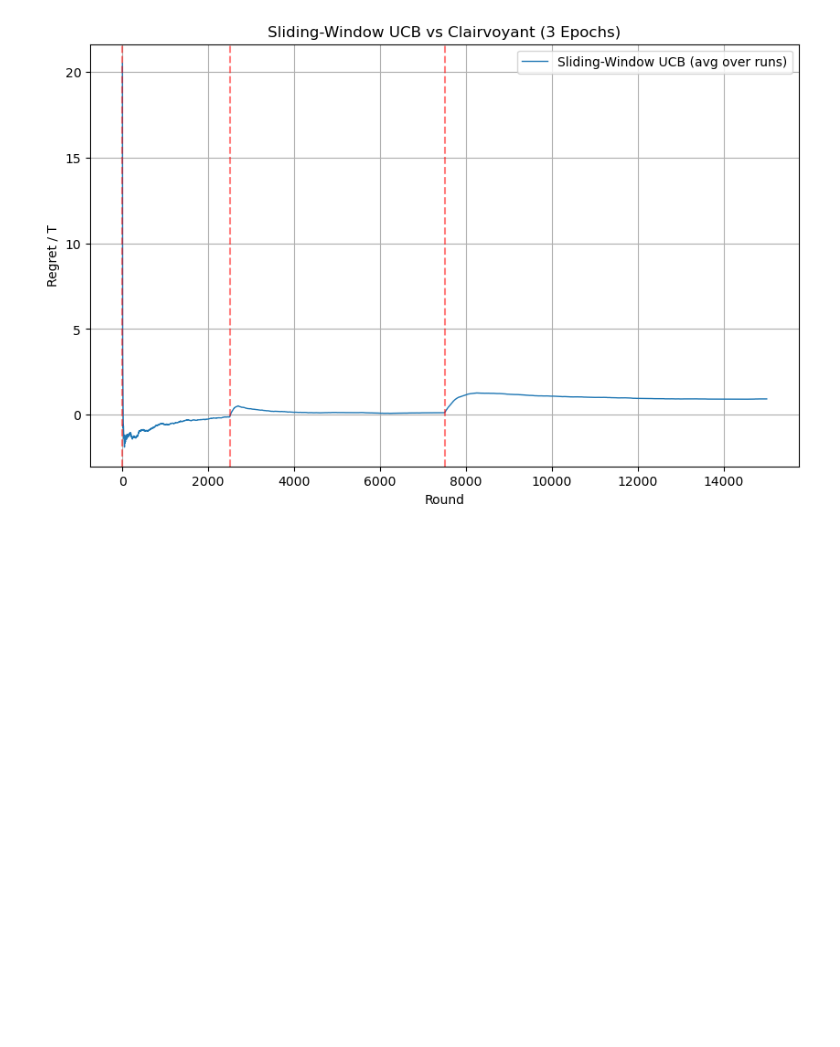
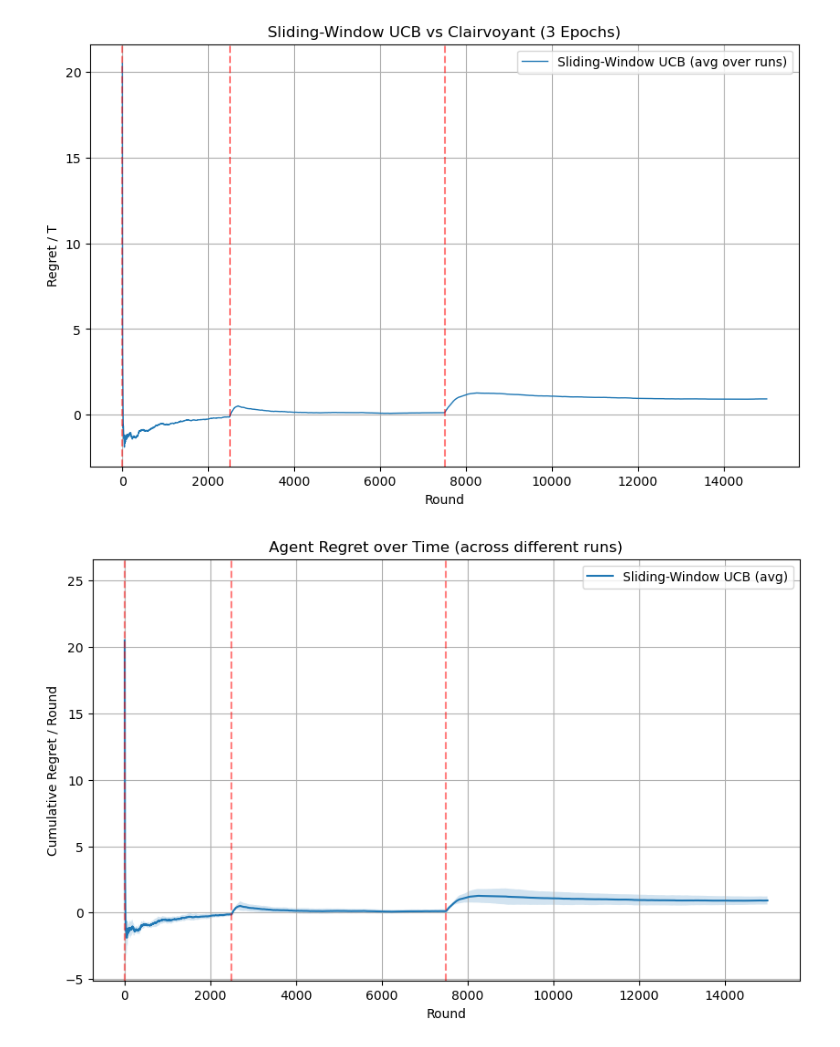
Before and after one commit to alessandrom10/Online_Learning_Applications_Project, a Jupyter notebook: Req_5/req_5.ipynb, the cells around one changed output. Drawn from its saved outputs; the diff is of its cells as text; code cells hidden in the pictures; blank space fills up the shorter version.

Commit message:
Added plots to req 5

```diff
--- a/Req_5/req_5.ipynb
+++ b/Req_5/req_5.ipynb
@@ -244,13 +244,13 @@ intervals = [
     {'start': l*1.5, 'end': l*3, 'mu': mu3, 'conversion_fn': conv_fn_3}
 ]
 
-
 # Simulation parameters
 N, P = intervals[0]['mu'].shape
+n_customers = 10
+
 T_total = l*3
 window_size = round(0.35 * l)
-n_customers = 10
-n_runs = 8  # multiple runs to smooth stochasticity
+n_runs = 8
 checkpoint_interval = 1000  # print checkpoint every 1000 rounds
 B = round(T_total * n_customers * N * 0.25)
 
@@ -298,13 +298,25 @@ for seed in range(n_runs):
     cumulative_regret = 0
     regret_ratio_per_round = []
 
+    # Added for graphs later
+    prices_per_round = []  # store agent prices per round
+    agent_rewards = []      # reward obtained by agent each round
+    clair_rewards = []      # reward obtained by clairvoyant each round
+    agent_inventory_over_time = []
+
+
     for t in range(env.T):
+
         price_vector = agent.pull_arm()
         demand, profit = env.round(price_vector)
         total_reward = profit.sum()
 
+        prices_per_round.append(price_vector.copy())
+
         # Update agent
         agent.update(price_vector, demand, profit)
+
+        agent_inventory_over_time.append(agent.remaining_inventory)
 
         # Clairvoyant sample its action (via LP solution)
         interval_idx = env.current_interval
@@ -314,6 +326,9 @@ for seed in range(n_runs):
 
         # Sample clairvoyant action + reward for this round
         clair_action, clair_reward_per_round = clairvoyant_sample_action(gamma, f)
+
+        agent_rewards.append(total_reward)
+        clair_rewards.append(clair_reward_per_round)
 
         # Update cumulative regret
         cumulative_regret += clair_reward_per_round - total_reward
@@ -378,3 +393,19 @@ Round 2000: Interval 0
   Average final regret ratio across runs = 0.9200
 =======================
 [figure]
+# %%
+plt.figure(figsize=(10,6))
+avg_regret = np.mean(all_regret_ratios, axis=0)
+std_regret = np.std(all_regret_ratios, axis=0)
+plt.plot(avg_regret, label="Sliding-Window UCB (avg)")
+plt.fill_between(range(T_total), avg_regret-std_regret, avg_regret+std_regret, alpha=0.2)
+for interval in intervals:
+    plt.axvline(interval['start'], color='red', linestyle='--', alpha=0.5)
+plt.xlabel("Round")
+plt.ylabel("Cumulative Regret / Round")
+plt.title("Agent Regret over Time (across different runs)")
+plt.grid(True)
+plt.legend()
+plt.show()
+# %% [output]
+[figure, added]
```
Also changed, not shown: parts of 3 cells of this notebook.
